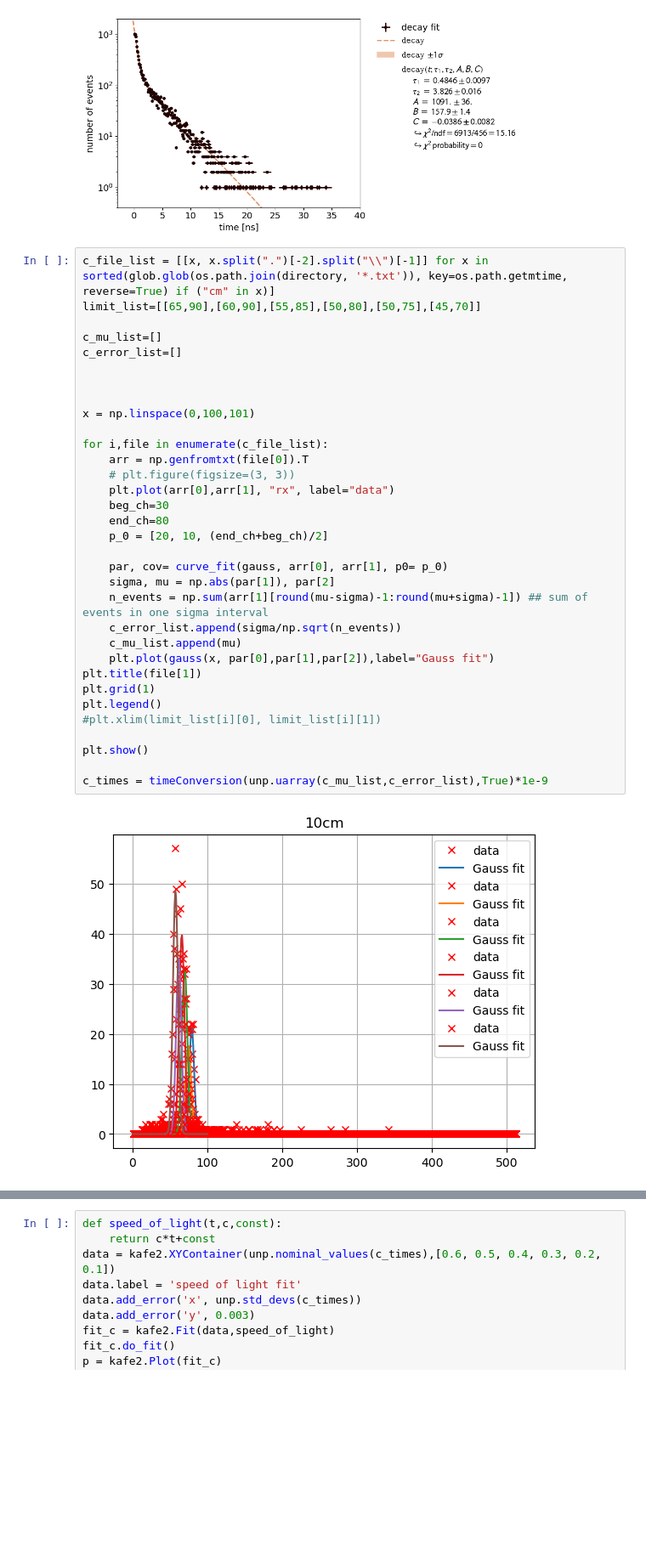
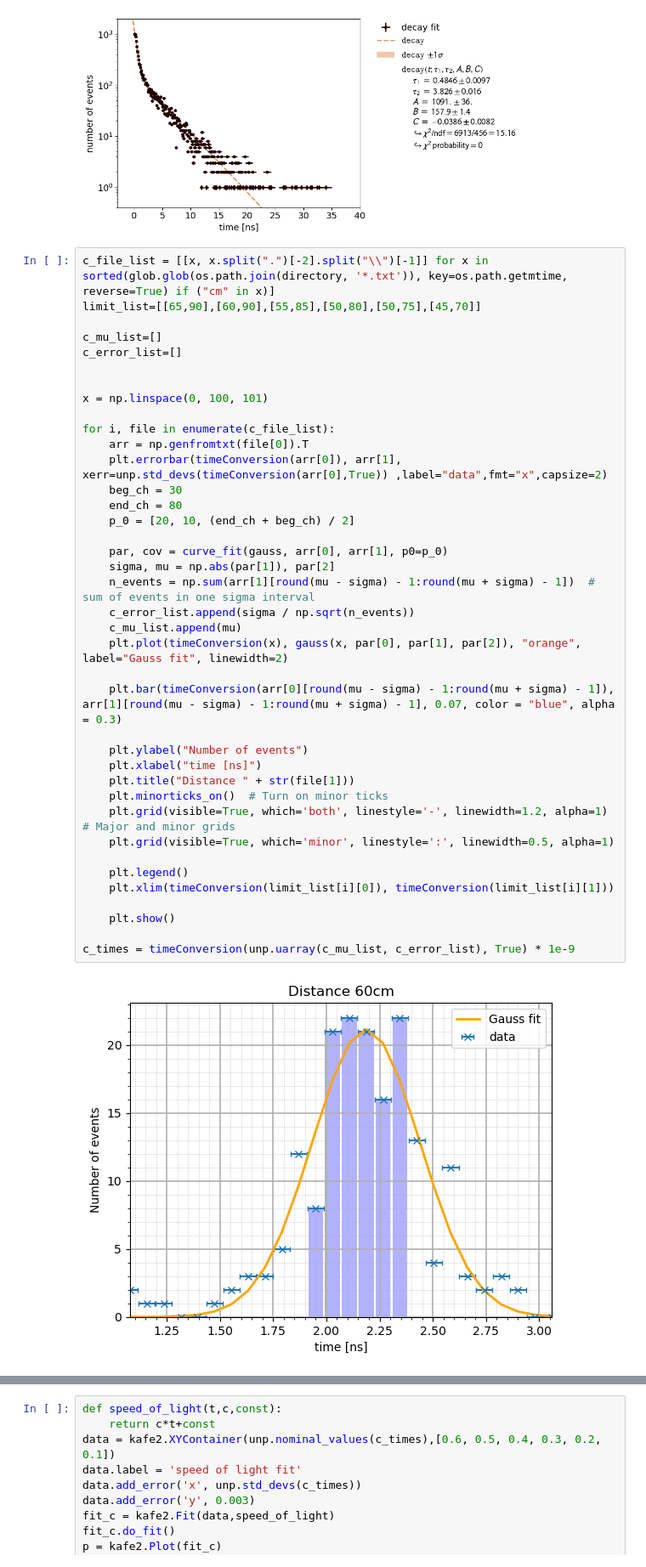
Before and after one commit to HerbertderGrosse/P3, a Jupyter notebook: positronium/positronium.ipynb, the cells around one changed output, grey strips where cells are left out. Shown at 85% size. Saved outputs shown, nothing was run; the diff lists cells and outputs as text; blank space fills up the shorter version.

```diff
--- a/positronium/positronium.ipynb
+++ b/positronium/positronium.ipynb
@@ -156,35 +161,41 @@ plt.show()
 # %%
 c_file_list = [[x, x.split(".")[-2].split("\\")[-1]] for x in sorted(glob.glob(os.path.join(directory, '*.txt')), key=os.path.getmtime, reverse=True) if ("cm" in x)]
 limit_list=[[65,90],[60,90],[55,85],[50,80],[50,75],[45,70]]
 
 c_mu_list=[]
 c_error_list=[]
 
 
+x = np.linspace(0, 100, 101)
 
-x = np.linspace(0,100,101)
+for i, file in enumerate(c_file_list):
+    arr = np.genfromtxt(file[0]).T
+    plt.errorbar(timeConversion(arr[0]), arr[1], xerr=unp.std_devs(timeConversion(arr[0],True)) ,label="data",fmt="x",capsize=2)
+    beg_ch = 30
+    end_ch = 80
+    p_0 = [20, 10, (end_ch + beg_ch) / 2]
 
-for i,file in enumerate(c_file_list):
-    arr = np.genfromtxt(file[0]).T
-    # plt.figure(figsize=(3, 3))
-    plt.plot(arr[0],arr[1], "rx", label="data")
-    beg_ch=30
-    end_ch=80
-    p_0 = [20, 10, (end_ch+beg_ch)/2]
+    par, cov = curve_fit(gauss, arr[0], arr[1], p0=p_0)
+    sigma, mu = np.abs(par[1]), par[2]
+    n_events = np.sum(arr[1][round(mu - sigma) - 1:round(mu + sigma) - 1])  # sum of events in one sigma interval
+    c_error_list.append(sigma / np.sqrt(n_events))
+    c_mu_list.append(mu)
+    plt.plot(timeConversion(x), gauss(x, par[0], par[1], par[2]), "orange", label="Gauss fit", linewidth=2)
 
-    par, cov= curve_fit(gauss, arr[0], arr[1], p0= p_0)
-    sigma, mu = np.abs(par[1]), par[2]
-    n_events = np.sum(arr[1][round(mu-sigma)-1:round(mu+sigma)-1]) ## sum of events in one sigma interval
-    c_error_list.append(sigma/np.sqrt(n_events))
-    c_mu_list.append(mu)
-    plt.plot(gauss(x, par[0],par[1],par[2]),label="Gauss fit")
-plt.title(file[1])
-plt.grid(1)
-plt.legend()
-#plt.xlim(limit_list[i][0], limit_list[i][1])
+    plt.bar(timeConversion(arr[0][round(mu - sigma) - 1:round(mu + sigma) - 1]), arr[1][round(mu - sigma) - 1:round(mu + sigma) - 1], 0.07, color = "blue", alpha = 0.3)
 
-plt.show()
+    plt.ylabel("Number of events")
+    plt.xlabel("time [ns]")
+    plt.title("Distance " + str(file[1]))
+    plt.minorticks_on()  # Turn on minor ticks
+    plt.grid(visible=True, which='both', linestyle='-', linewidth=1.2, alpha=1)  # Major and minor grids
+    plt.grid(visible=True, which='minor', linestyle=':', linewidth=0.5, alpha=1)
 
-c_times = timeConversion(unp.uarray(c_mu_list,c_error_list),True)*1e-9
+    plt.legend()
+    plt.xlim(timeConversion(limit_list[i][0]), timeConversion(limit_list[i][1]))
+
+    plt.show()
+
+c_times = timeConversion(unp.uarray(c_mu_list, c_error_list), True) * 1e-9
 # %% [output]
-[figure, old version]
+[figure, new version]
```
Also changed, not shown: parts of 2 cells of this notebook.
